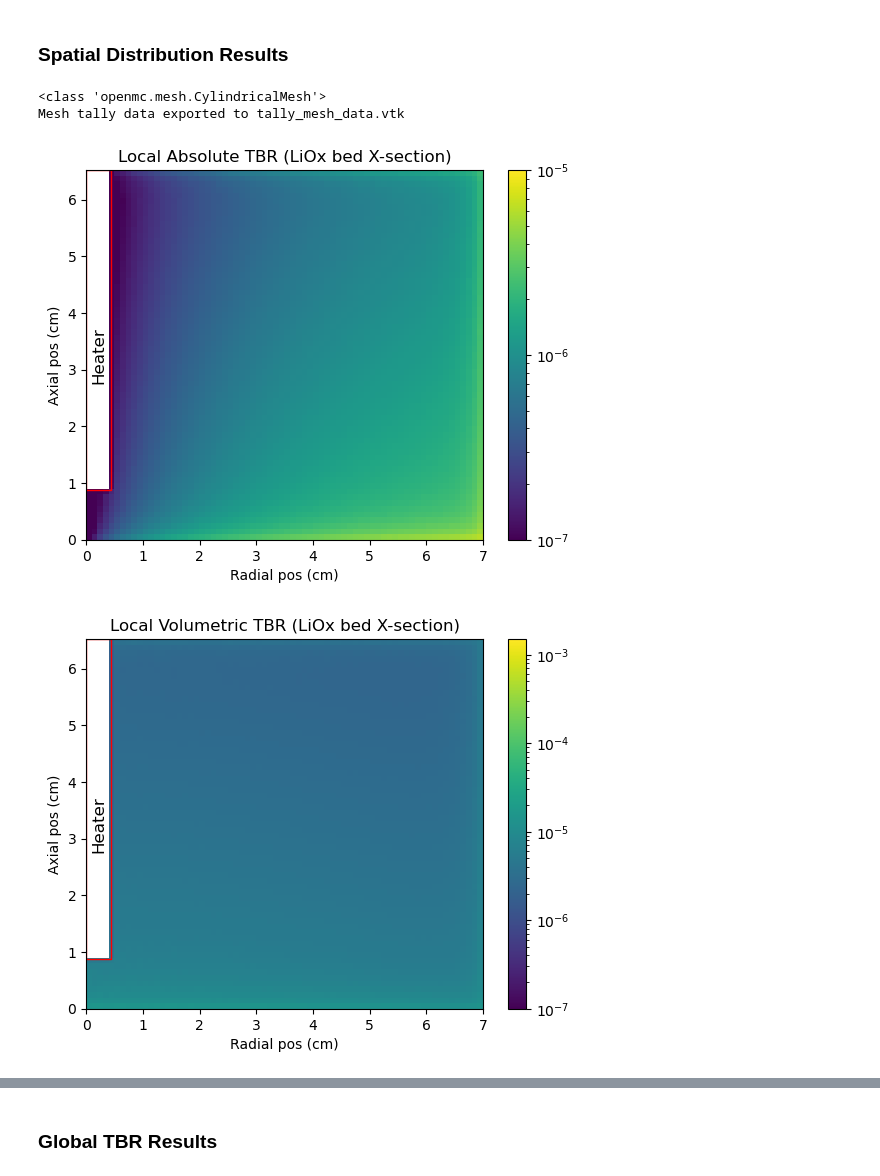
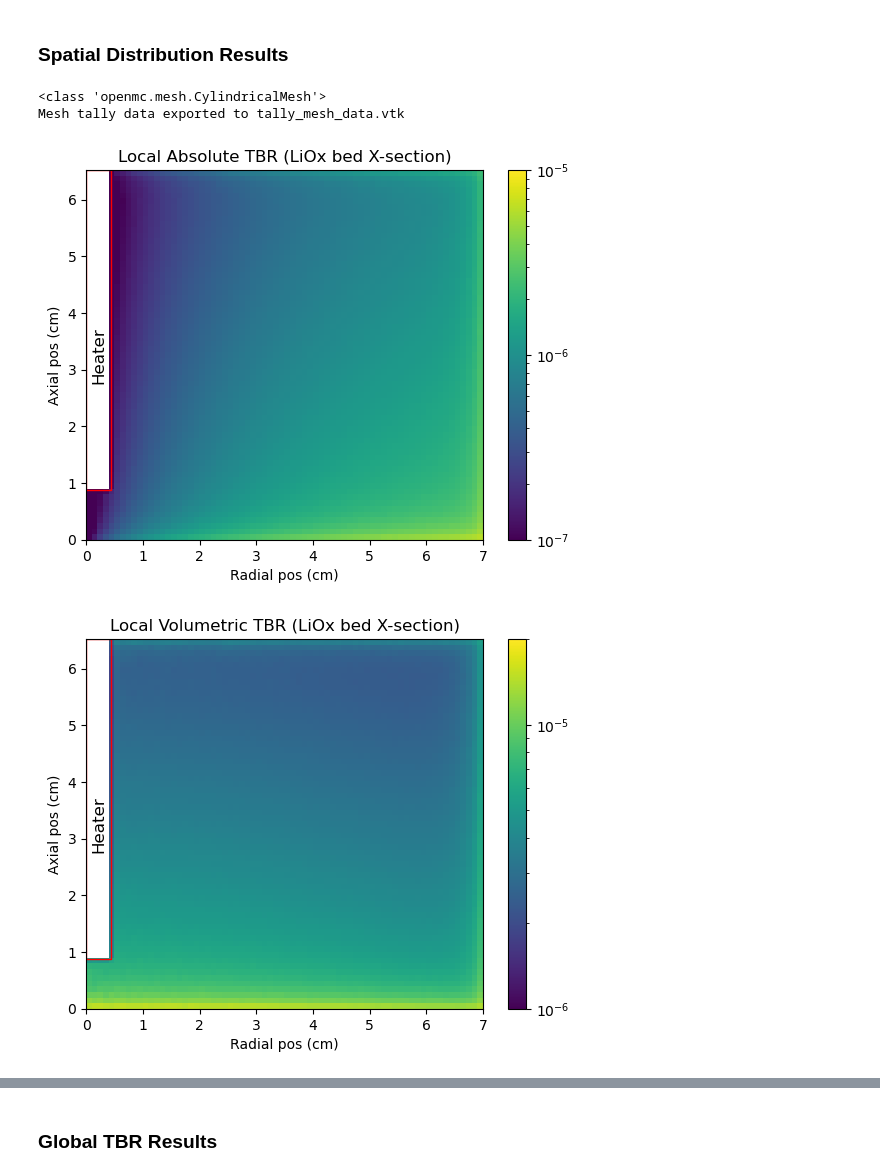
Before and after one commit to rossmacdonald98/BABY-Li2O, a Jupyter notebook: analysis/neutron/postprocessing.ipynb, the cells around one changed output, grey strips where cells are left out. Drawn from its saved outputs; the diff is of its cells as text; code cells hidden in the pictures.

Commit message:
Tidied up postprocessing mesh plotting section.

```diff
--- a/analysis/neutron/postprocessing.ipynb
+++ b/analysis/neutron/postprocessing.ipynb
@@ -146,16 +146,19 @@ if mesh is not None:
     n_phi = len(mesh.phi_grid) - 1  # Angular binss
     n_z = len(mesh.z_grid) - 1  # Axial bins
 
-    # Convert mean values to NumPy array
+    # Convert mean TBR values to NumPy array
     mean_array = df['mean'].values.reshape((n_z, n_r))
 
     # Convert std dev values to NumPy array
     stdev_array = df['std. dev.'].values.reshape((n_z, n_r))
 
     ### Calculate volumetric Local TBR ###
+    # Get the cell volumes from the mesh object
     mesh_volumes = mesh.volumes
-    volumes_array = np.squeeze(mesh_volumes).transpose() # Get array of cell volumes in same shape as tally data
+    # Reshape cell volumes to match the shape of the tally data
+    volumes_array = np.squeeze(mesh_volumes).transpose()
 
+    # Calculate normalised TBR by dividing mean TBR by cell volumes
     vol_tbr_array = mean_array / volumes_array
 
     ### Export vtk of mesh results ###
@@ -169,6 +172,9 @@ if mesh is not None:
     mesh.write_data_to_vtk("tally_mesh_data.vtk", datasets, volume_normalization=False) # False = do not volume normalise data (already done in postprocessing)
 
     print("Mesh tally data exported to tally_mesh_data.vtk")
+
+    # Divide the standard deviation values by the mean values to get the relative standard deviation
+    rel_std_dev_array = stdev_array / mean_array
 
     #### Plot local TBR values ####
 
@@ -222,7 +228,7 @@ if mesh is not None:
         extent=[0, Li2O_bed_radius, 0, Li2O_bed_thickness],
         origin='lower',
         aspect='auto',
-        norm=mcolors.LogNorm(vmin=1e-7, vmax=1.5e-3),  # Use LogNorm for logarithmic scale
+        norm=mcolors.LogNorm(vmin=1e-6, vmax=2e-5),  # Use LogNorm for logarithmic scale
         cmap='viridis'  # You can change the colormap if desired
     )
     plt.colorbar(im, ax=ax)
@@ -254,14 +260,7 @@ if mesh is not None:
     )
     plt.show()
 
-
     #### Plot local TBR relative standard deviation values ####
-
-    # Divide the standard deviation values by the mean values to get the relative standard deviation
-    rel_std_dev = df['std. dev.'] / df['mean']
-
-    # Convert relative standard deviation values to NumPy array
-    rel_std_dev_array = rel_std_dev.values.reshape((n_z, n_r))
 
     fig, ax = plt.subplots()
 
@@ -279,34 +278,34 @@ if mesh is not None:
     ax.set_title('Local TBR relative standard deviation (LiOx bed X-section)')
     ax.set_xlabel('Radial pos (cm)')
     ax.set_ylabel('Axial pos (cm)')
 
     # Add a rectangle outlining the heater region
     heater_rect = patches.Rectangle(
         (0, heater_gap),  # (x, y) lower left corner
         heater_radius,  # width
         (Li2O_bed_thickness-heater_gap),  # height
         linewidth=1,
         edgecolor='red',
         facecolor='none'
     )
     ax.add_patch(heater_rect)
 
     # Add a label
     ax.text(
         heater_radius/2, Li2O_bed_thickness/2,  # position in the center of the rectangle
         'Heater',
         color='black',
         fontsize=12,
         ha='center',
         va='center',
         rotation=90
     )
     plt.show()
 # %% [output]
 <class 'openmc.mesh.CylindricalMesh'>
 Mesh tally data exported to tally_mesh_data.vtk
 [figure]
-[figure, old version]
+[figure, new version]
 [figure]
 # %% [markdown]
 ### Global TBR Results
```
